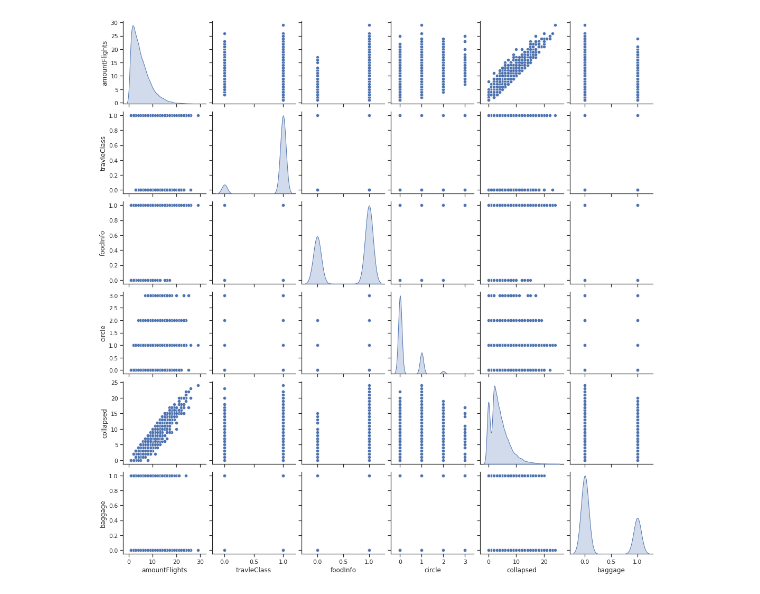
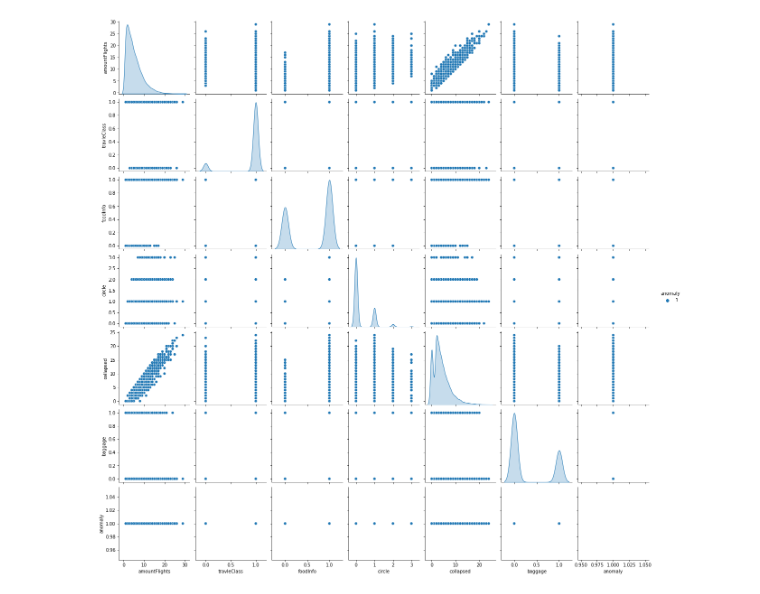
Before and after one commit to Neprincessa/DataScienceGroupLab, a Jupyter notebook: analyze/Clusterization.ipynb, the cells around one changed output. Saved outputs shown, nothing was run; the diff lists cells and outputs as text; code cells hidden in the pictures.

Commit message:
histograms and plot

```diff
--- a/analyze/Clusterization.ipynb
+++ b/analyze/Clusterization.ipynb
@@ -80,3 +131,14 @@ y_pred_outliers = clf.predict(X_outliers)
 #             "new regular observations", "new abnormal observations"],
 #            loc="upper left")
 # plt.show()
+# %%
+result = list()
+for i in range(len(X_outliers)):
+    if y_pred_outliers[i] == -1:
+        tmp = np.concatenate((X_outliers[i], np.array([1])), axis=0)
+        result.append(tmp)
+    else:
+        tmp = np.concatenate((X_outliers[i], np.array([0])), axis=0)
+        result.append(tmp)
+result = np.array(result)
+print(result)
@@ -83,7 +153,6 @@ y_pred_outliers = clf.predict(X_outliers)
 # %%
-cur_data = pd.DataFrame({'amountFlights': X_outliers[:, 0], 'travleClass': X_outliers[:, 1], 'foodInfo': X_outliers[:,2], 'circle': X_outliers[:,3], 'collapsed': X_outliers[:,4], 'baggage':X_outliers[:,5]})
-# print(cur_data)
-
-g = sns.pairplot(cur_data, diag_kind="kde", vars=['amountFlights','travleClass','foodInfo','circle','collapsed','baggage'])
+import seaborn as sns
+cur_data = pd.DataFrame({'amountFlights': result[:, 0], 'travleClass': result[:, 1], 'foodInfo': result[:,2], 'circle': result[:,3], 'collapsed': result[:,4], 'baggage':result[:,5], 'anomaly': result[:,6]})
+g = sns.pairplot(cur_data, diag_kind="kde", vars=['amountFlights','travleClass','foodInfo','circle','collapsed','baggage','anomaly'],hue='anomaly')
 # %% [output]
-[figure, old version]
+[figure, new version]
```
Also changed, not shown: parts of 14 cells of this notebook.
